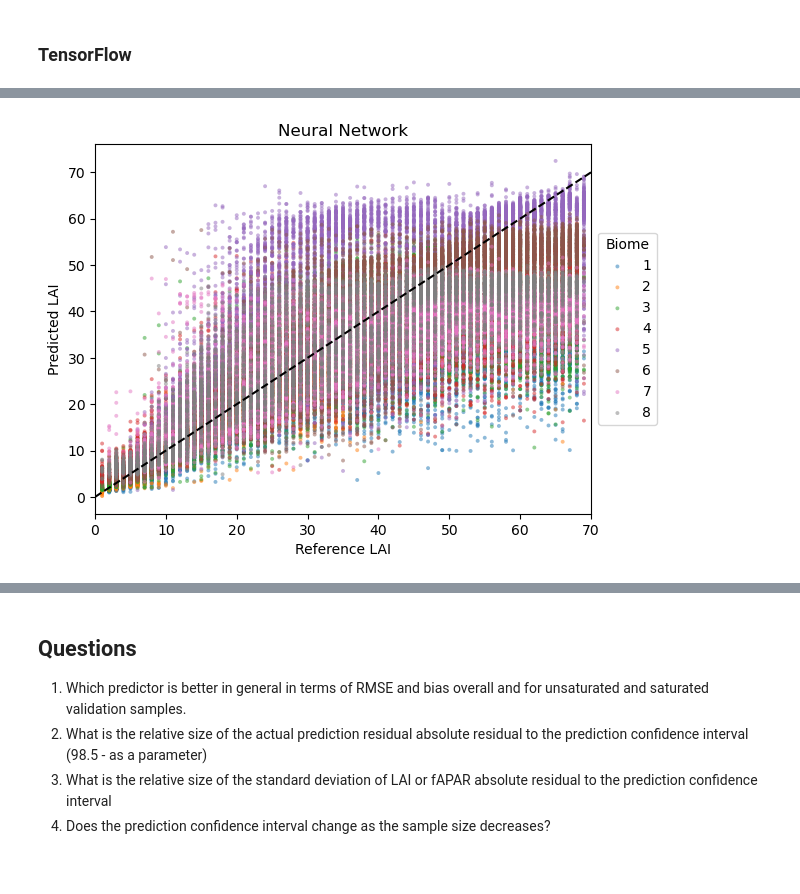
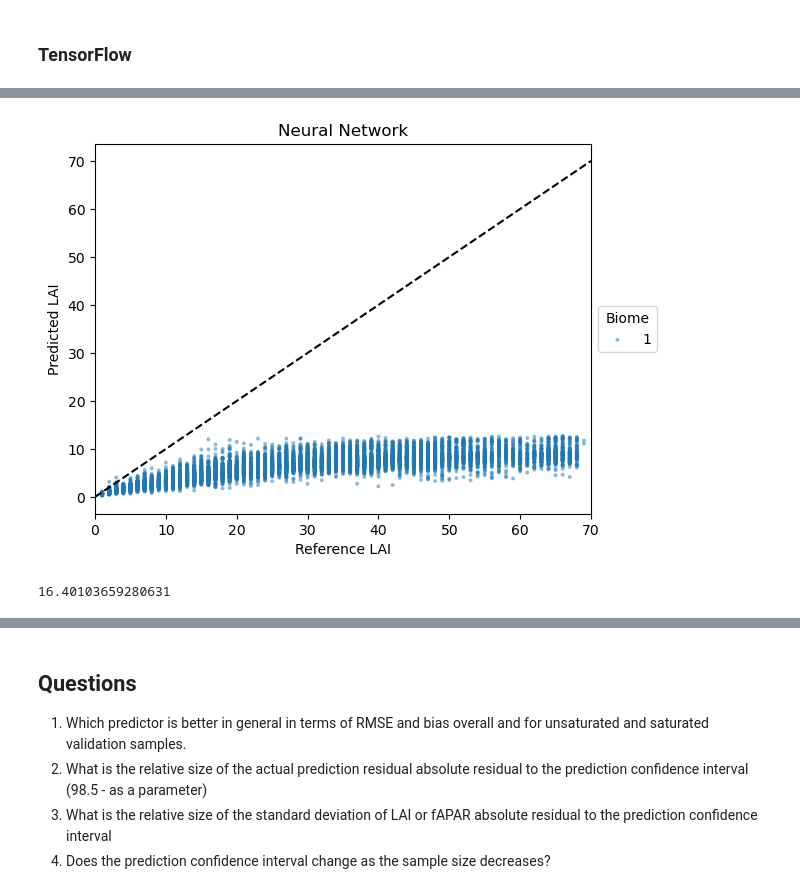
Before and after one commit to watermelonxx/WorkTerm-Winter2023, a Jupyter notebook: ModelingUncertainty.ipynb, the cells around one changed output, grey strips where cells are left out. Cells and saved outputs as stored; diff of their text form; code cells hidden in the pictures.

```diff
--- a/ModelingUncertainty.ipynb
+++ b/ModelingUncertainty.ipynb
@@ -171,7 +177,20 @@ for i in biomes:
+# %%
+for i in biomes:
+    normalizer = layers.Normalization(input_shape=[5,], axis=None)
+    normalizer.adapt(np.array(calbiomeDictLAI[i]['X_train']))
+
+    valbiomeDictLAI[i]['nn'] = tf.keras.Sequential([
+        normalizer,
+        layers.Dense(tfpl.IndependentNormal.params_size(80)),
+        tfpl.IndependentNormal(event_shape=80),
+        layers.Dense(tfpl.IndependentNormal.params_size(25)),
+        tfpl.IndependentNormal(event_shape=25),
+        layers.Dense(tfpl.IndependentNormal.params_size(1)),
+        tfpl.IndependentNormal(event_shape=1)])
 # %%
 for i in biomes:
     valbiomeDictLAI[i]['nn'].compile(optimizer=tf.optimizers.Adam(learning_rate=0.01),
-                  loss='mean_squared_error',
+                  loss=negloglik,
                   metrics=[tf.keras.metrics.RootMeanSquaredError()])
 # %%
 class myCallback(tf.keras.callbacks.Callback):
@@ -180,8 +199,7 @@ class myCallback(tf.keras.callbacks.Callback):
             print("\nReached 99% accuracy so cancelling training!")
             self.model.stop_training = True
 # %%
-for i in biomes:
+for i in [1]:
     callbacks = myCallback()
-    valbiomeDictLAI[i]['nn_history'] = valbiomeDictLAI[i]['nn'].fit(calbiomeDictLAI[i]['X_train'].to_numpy(), calbiomeDictLAI[i]['y_train'].to_numpy(), epochs=50, validation_split=0.2, verbose=0, callbacks=[callbacks])
-    valbiomeDictLAI[i]['DF']['y_nn'] = valbiomeDictLAI[i]['nn'].predict(valbiomeDictLAI[i]['X_test'])
+    valbiomeDictLAI[i]['nn_history'] = valbiomeDictLAI[i]['nn'].fit(calbiomeDictLAI[i]['X_train'].to_numpy(), calbiomeDictLAI[i]['y_train'].to_numpy(), epochs=50, validation_split=0.2, verbose=1, callbacks=[callbacks])
 # %% [output]
@@ -195,0 +227,6 @@ for i in biomes:
+# %%
+y_mean = valbiomeDictLAI[i]['nn'](valbiomeDictLAI[i]['X_test'].to_numpy()).mean()
+y_sd = valbiomeDictLAI[i]['nn'](valbiomeDictLAI[i]['X_test'].to_numpy()).stddev()
+
+y_hat_lower = y_mean - 2 * y_sd
+y_hat_upper = y_mean + 2 * y_sd
@@ -196,17 +253,21 @@ for i in biomes:
 # %%
 axes = []
-for i in biomes:
-    axes.append(plt.scatter(valbiomeDictLAI[i]['y_test'], valbiomeDictLAI[i]['DF']['y_nn'], s=8, alpha=0.5, edgecolors='none', label=str(i)))
+for i in [1]:
+    axes.append(plt.scatter(valbiomeDictLAI[i]['y_test'], y_sd, s=8, alpha=0.5, edgecolors='none', label=str(i)))
 plt.plot([0, 70], [0, 70], 'k--')
 plt.xlabel("Reference LAI")
 plt.ylabel("Predicted LAI")
 plt.title('Neural Network')
 plt.xlim([0, 70])
 # plt.ylim([-50, 120])
 plt.legend(handles=axes, loc='center left', bbox_to_anchor=(1, 0.5), title='Biome')
 plt.show()
 # %% [output]
-[figure, old version]
+[figure, new version]
+# %%
+sklearn.metrics.mean_squared_error(valbiomeDictLAI[1]['y_test'], valbiomeDictLAI[1]['DF']['y_nn'], squared=False)
+# %% [output]
+16.40103659280631
 # %%
 valbiomeDictLAI[2]['nn'].summary()
 # %% [output]
```
Also changed, not shown: parts of 26 cells of this notebook.
